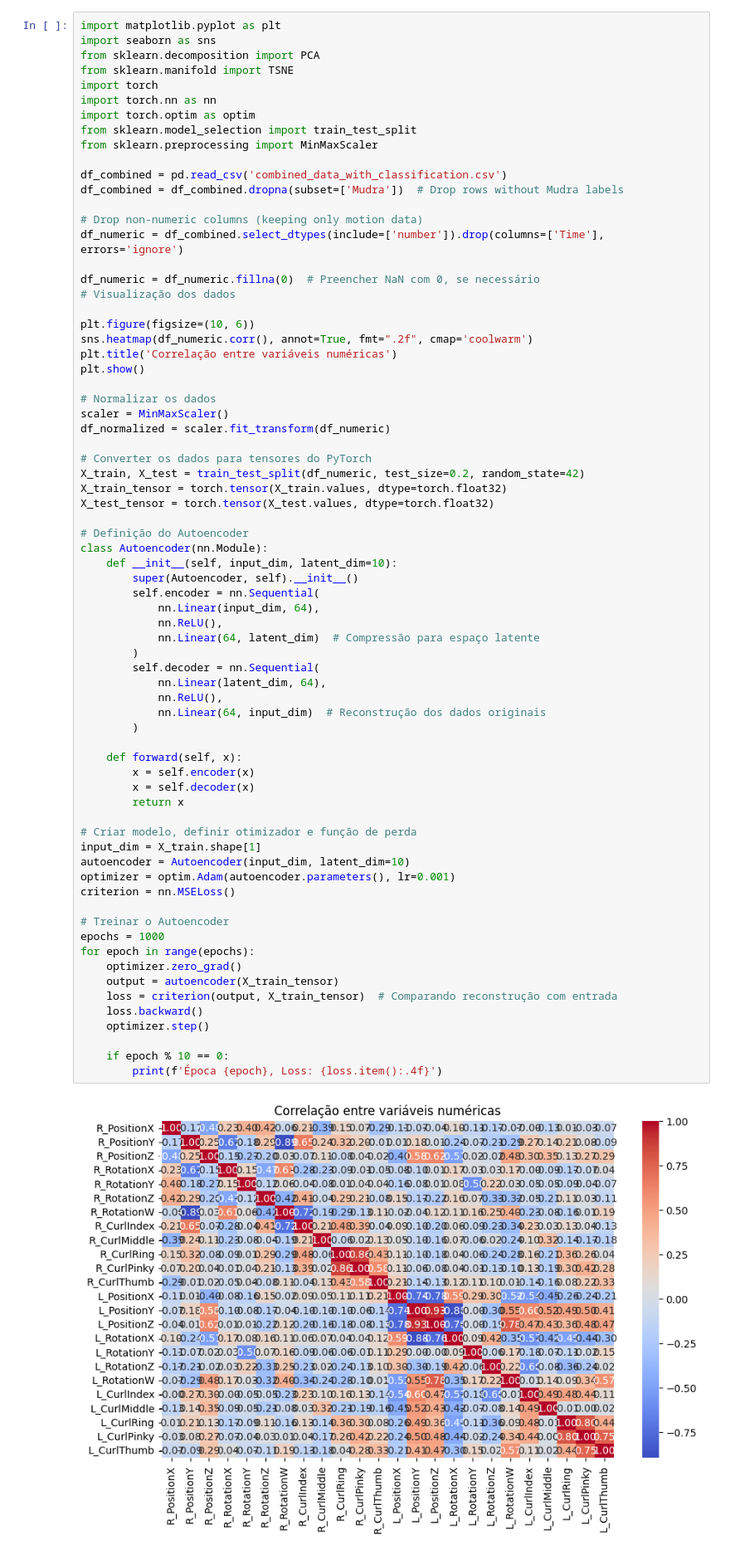
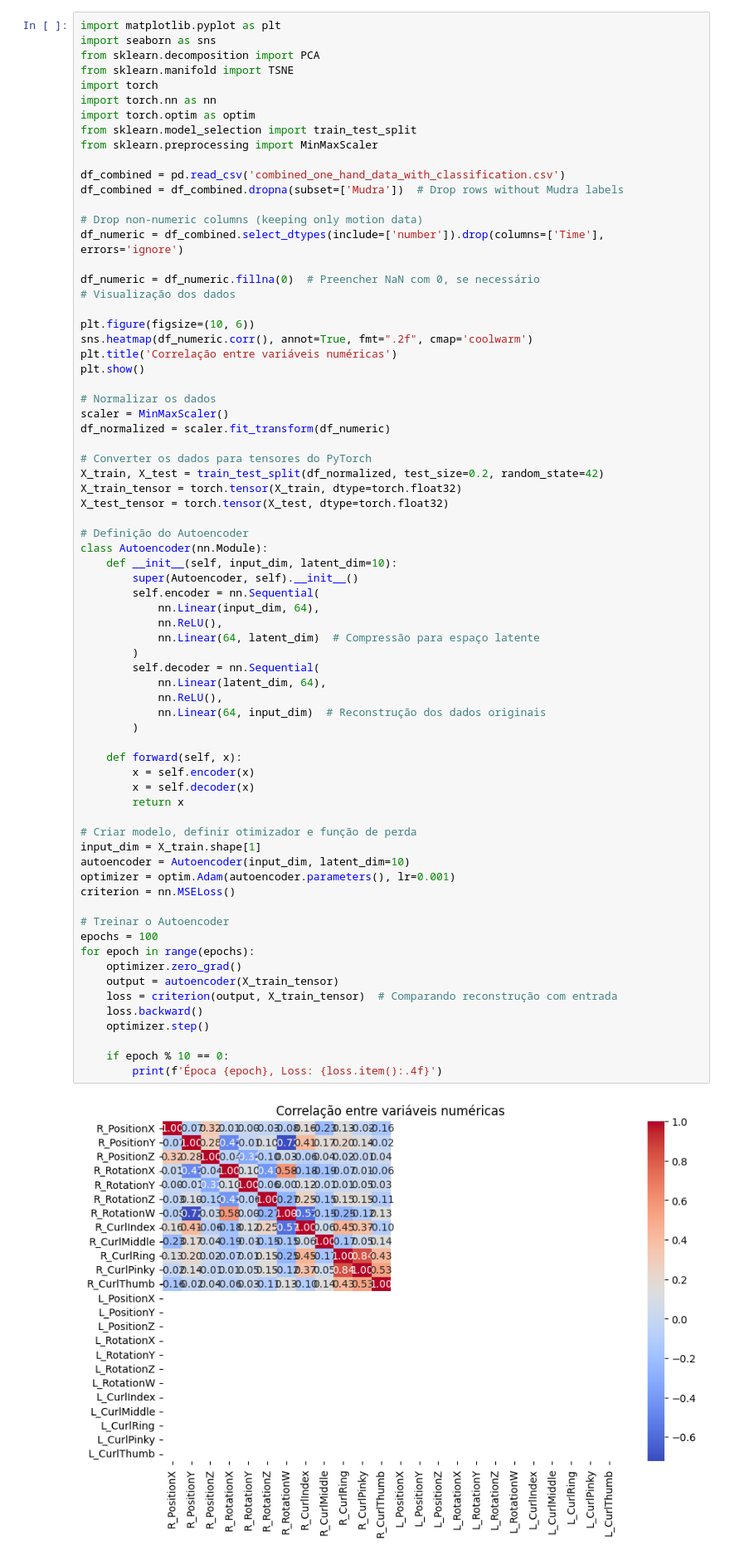
Before and after one commit to Zoiudp/Mudra_Hand_classifier, a Jupyter notebook: classifier.ipynb, the cells around one changed output. Shown: that part at 83% size. Saved outputs shown, nothing was run; the diff lists cells and outputs as text.

```diff
--- a/classifier.ipynb
+++ b/classifier.ipynb
@@ -87,7 +199,7 @@ import torch.optim as optim
 from sklearn.model_selection import train_test_split
 from sklearn.preprocessing import MinMaxScaler
 
-df_combined = pd.read_csv('combined_data_with_classification.csv')
+df_combined = pd.read_csv('combined_one_hand_data_with_classification.csv')
 df_combined = df_combined.dropna(subset=['Mudra'])  # Drop rows without Mudra labels
 
 # Drop non-numeric columns (keeping only motion data)
@@ -106,9 +218,9 @@ scaler = MinMaxScaler()
 df_normalized = scaler.fit_transform(df_numeric)
 
 # Converter os dados para tensores do PyTorch
-X_train, X_test = train_test_split(df_numeric, test_size=0.2, random_state=42)
-X_train_tensor = torch.tensor(X_train.values, dtype=torch.float32)
-X_test_tensor = torch.tensor(X_test.values, dtype=torch.float32)
+X_train, X_test = train_test_split(df_normalized, test_size=0.2, random_state=42)
+X_train_tensor = torch.tensor(X_train, dtype=torch.float32)
+X_test_tensor = torch.tensor(X_test, dtype=torch.float32)
 
 # Definição do Autoencoder
 class Autoencoder(nn.Module):
@@ -120,32 +232,32 @@ class Autoencoder(nn.Module):
             nn.Linear(64, latent_dim)  # Compressão para espaço latente
         )
         self.decoder = nn.Sequential(
             nn.Linear(latent_dim, 64),
             nn.ReLU(),
             nn.Linear(64, input_dim)  # Reconstrução dos dados originais
         )
 
     def forward(self, x):
         x = self.encoder(x)
         x = self.decoder(x)
         return x
 
 # Criar modelo, definir otimizador e função de perda
 input_dim = X_train.shape[1]
 autoencoder = Autoencoder(input_dim, latent_dim=10)
 optimizer = optim.Adam(autoencoder.parameters(), lr=0.001)
 criterion = nn.MSELoss()
 
 # Treinar o Autoencoder
-epochs = 1000
+epochs = 100
 for epoch in range(epochs):
     optimizer.zero_grad()
     output = autoencoder(X_train_tensor)
     loss = criterion(output, X_train_tensor)  # Comparando reconstrução com entrada
     loss.backward()
     optimizer.step()
 
     if epoch % 10 == 0:
         print(f'Época {epoch}, Loss: {loss.item():.4f}')
 # %% [output]
-[figure, old version]
+[figure, new version]
```
Also changed, not shown: parts of 14 cells of this notebook, 12 other files.
